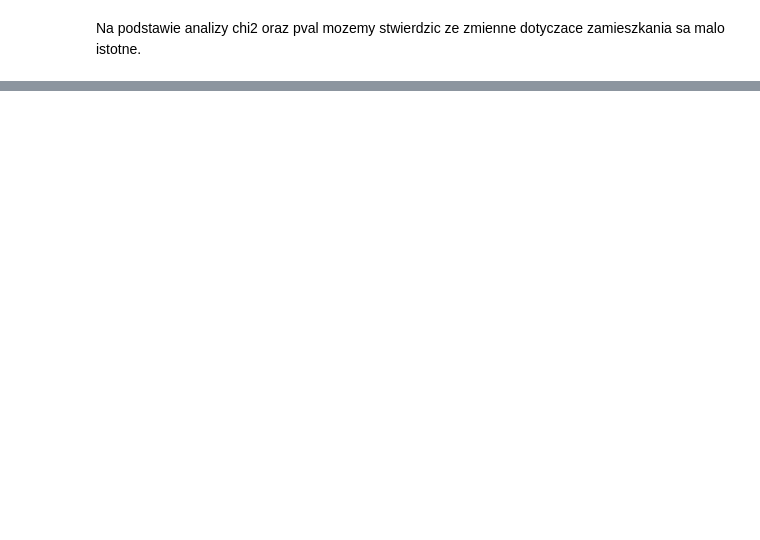
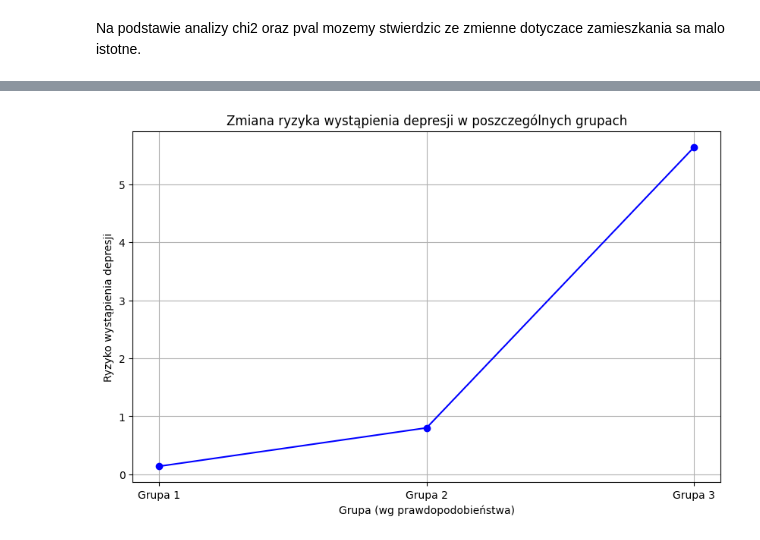
Before and after one commit to szymonzalas/EDA_Project2, a Jupyter notebook: Szymon_Zalas.ipynb, the cells around one changed output, grey strips where cells are left out. Drawn from its saved outputs; the diff is of its cells as text; code cells hidden in the pictures; blank space fills up the shorter version.

```diff
--- a/Szymon_Zalas.ipynb
+++ b/Szymon_Zalas.ipynb
@@ -1426,0 +1669,26 @@ Na podstawie analizy chi2 oraz pval mozemy stwierdzic ze zmienne dotyczace zamie
+# %%
+sorted_probs = np.sort(y_prob)
+results_df = pd.DataFrame({
+    'probability': y_prob,
+    'actual': y_test
+})
+results_df = results_df.sort_values(by="probability").reset_index(drop=True)
+num_groups = 3 # problemy z zakresami binów
+quantiles = np.linspace(0, 1, num_groups + 1)
+group_labels = [f"Grupa {i}" for i in range(num_groups)]
+results_df["group"] = pd.qcut(results_df["probability"], q=quantiles, labels=group_labels,duplicates='drop')
+risk = (
+    results_df.groupby("group")["actual"].sum() / results_df.groupby("group")["actual"].count()
+).reset_index()
+risk.columns = ["group", "risk"]
+# %%
+plt.figure(figsize=(10, 6))
+plt.plot(risk["group"], risk["risk"], marker="o", linestyle="-", color="b")
+plt.title("Zmiana ryzyka wystąpienia depresji w poszczególnych grupach")
+plt.xlabel("Grupa (wg prawdopodobieństwa)")
+plt.ylabel("Ryzyko wystąpienia depresji")
+plt.xticks(range(num_groups), [f"Grupa {i+1}" for i in range(num_groups)])
+plt.grid()
+plt.show()
+# %% [output]
+[figure, added]
```
Also changed, not shown: parts of 37 cells of this notebook.
